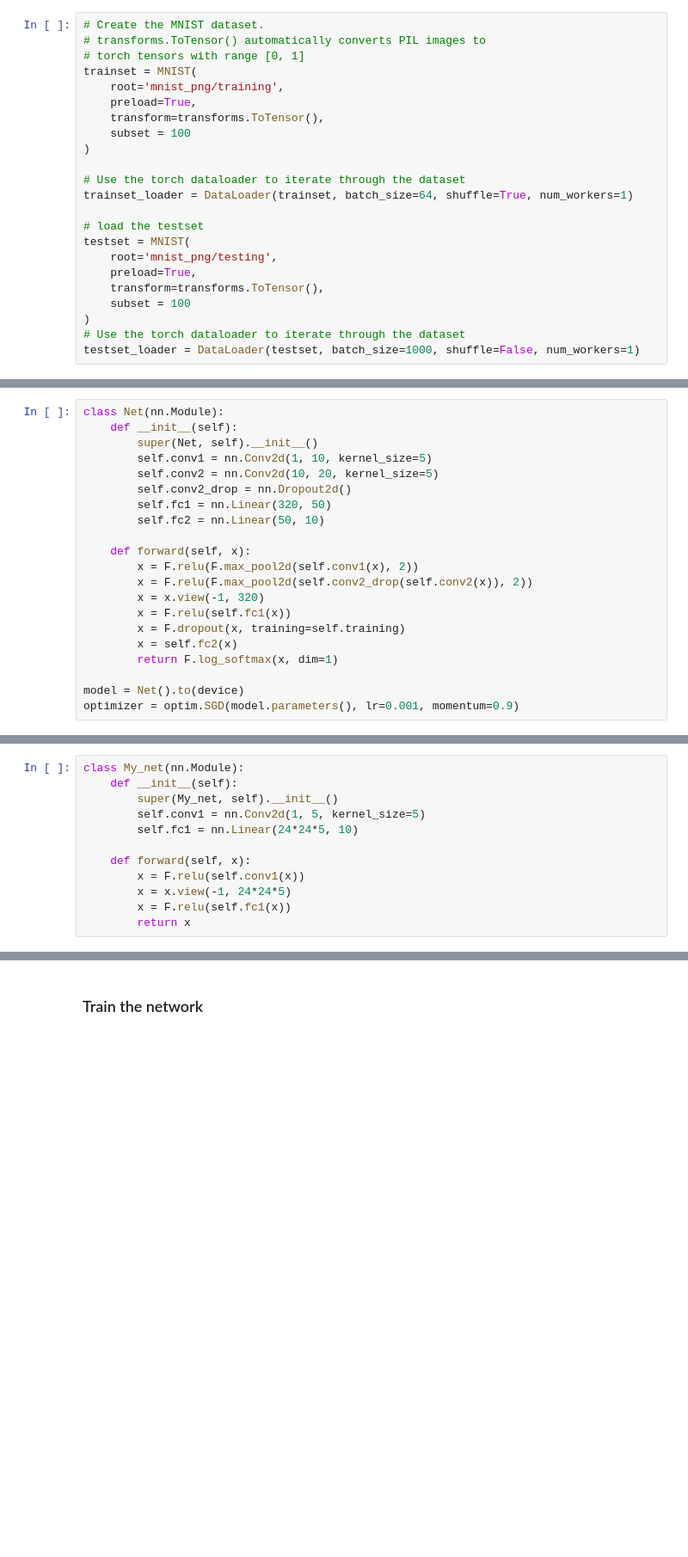
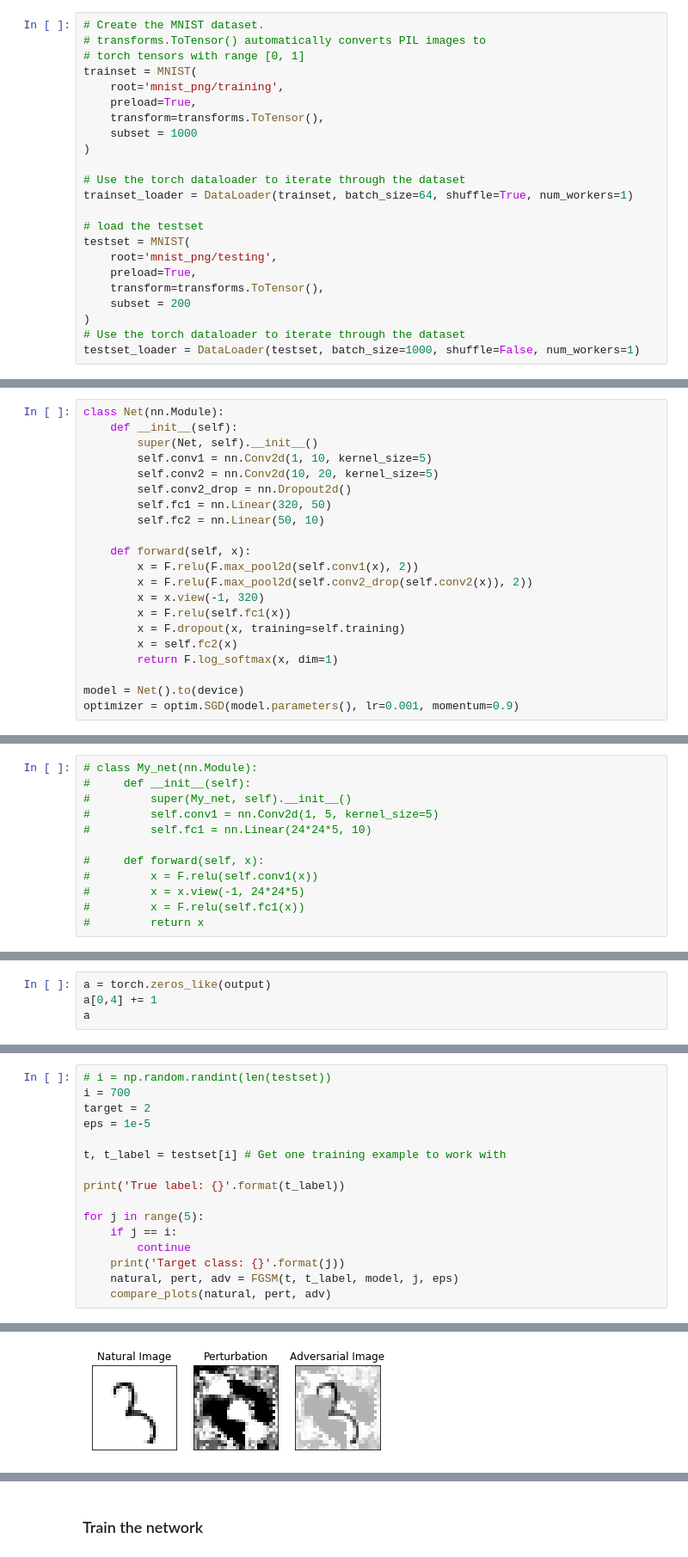
Before and after one commit to justinpyron/CS-231, a Jupyter notebook: Project/get_examples/get_adversarial_images.ipynb, the cells around one changed output, grey strips where cells are left out. Shown at 86% size. Cells and saved outputs as stored; diff of their text form; blank space fills up the shorter version.

Commit message:
Made progress toward generating adversarial images

```diff
--- a/Project/get_examples/get_adversarial_images.ipynb
+++ b/Project/get_examples/get_adversarial_images.ipynb
@@ -113,7 +113,7 @@ trainset = MNIST(
     root='mnist_png/training',
     preload=True,
     transform=transforms.ToTensor(),
-    subset = 100
+    subset = 1000
 )
 
 # Use the torch dataloader to iterate through the dataset
@@ -124,7 +124,7 @@ testset = MNIST(
     root='mnist_png/testing',
     preload=True,
     transform=transforms.ToTensor(),
-    subset = 100
+    subset = 200
 )
 # Use the torch dataloader to iterate through the dataset
 testset_loader = DataLoader(testset, batch_size=1000, shuffle=False, num_workers=1)
@@ -267,15 +212,15 @@ t_data.size()
 # %%
-class My_net(nn.Module):
-    def __init__(self):
-        super(My_net, self).__init__()
-        self.conv1 = nn.Conv2d(1, 5, kernel_size=5)
-        self.fc1 = nn.Linear(24*24*5, 10)
+# class My_net(nn.Module):
+#     def __init__(self):
+#         super(My_net, self).__init__()
+#         self.conv1 = nn.Conv2d(1, 5, kernel_size=5)
+#         self.fc1 = nn.Linear(24*24*5, 10)
 
-    def forward(self, x):
-        x = F.relu(self.conv1(x))
-        x = x.view(-1, 24*24*5)
-        x = F.relu(self.fc1(x))
-        return x
+#     def forward(self, x):
+#         x = F.relu(self.conv1(x))
+#         x = x.view(-1, 24*24*5)
+#         x = F.relu(self.fc1(x))
+#         return x
 # %%
 # Construct model, i.e. an instance of the My_net Class
 my_model = My_net().to(device)
@@ -388,0 +276,4 @@ OrderedDict([('conv1.weight',
+# %%
+a = torch.zeros_like(output)
+a[0,4] += 1
+a
@@ -388,0 +332,17 @@ OrderedDict([('conv1.weight',
+# %%
+# i = np.random.randint(len(testset))
+i = 700
+target = 2
+eps = 1e-5
+
+t, t_label = testset[i] # Get one training example to work with
+
+print('True label: {}'.format(t_label))
+
+for j in range(5):
+    if j == i:
+        continue
+    print('Target class: {}'.format(j))
+    natural, pert, adv = FGSM(t, t_label, model, j, eps)
+    compare_plots(natural, pert, adv)
+# %% [output]
@@ -388,0 +352 @@ OrderedDict([('conv1.weight',
+[figure, added]
```
Also changed, not shown: parts of 19 cells of this notebook.
